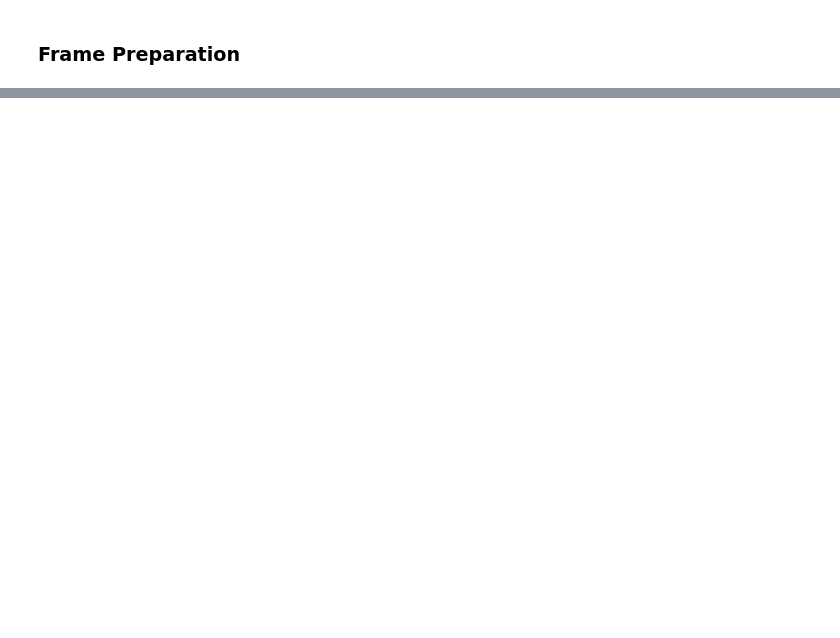
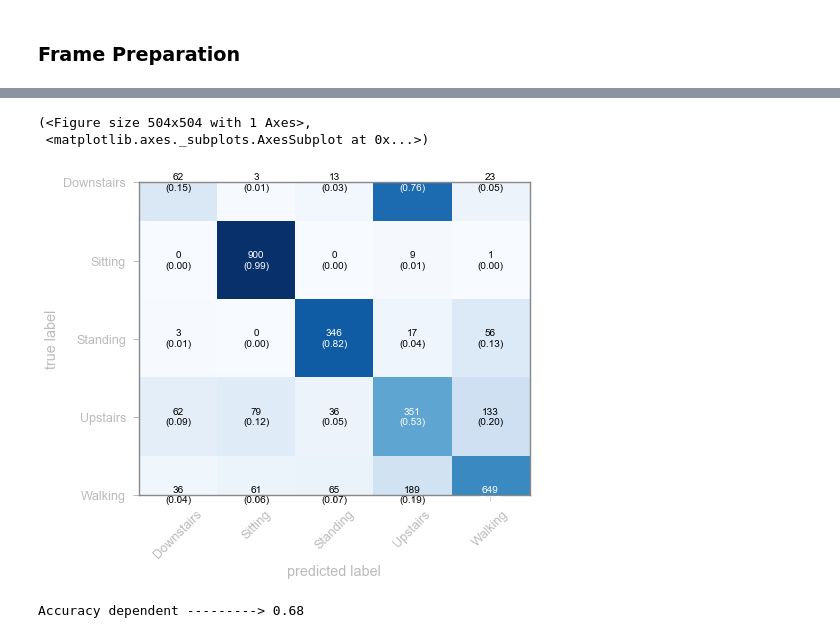
Before and after one commit to yousefkhaled282/Human-Activity-Recognition, a Jupyter notebook: CNN_Model.ipynb, the cells around one changed output, grey strips where cells are left out. Saved outputs shown, nothing was run; the diff lists cells and outputs as text; code cells hidden in the pictures; blank space fills up the shorter version.

```diff
--- a/CNN_Model.ipynb
+++ b/CNN_Model.ipynb
@@ -173,0 +182,18 @@ test loss, test acc: [0.1204179897904396, 1.0]
+# %%
+X = X.reshape(X.shape[0], X.shape[1], 3, 1)
+# %%
+pred = model.predict(X, batch_size = 32)
+pred = np.argmax(pred, axis=1)
+# %%
+mat = confusion_matrix(y, pred)
+plot_confusion_matrix(conf_mat=mat, class_names=label.classes_, show_normed=True, figsize=(7,7))
+# %% [output]
+(<Figure size 504x504 with 1 Axes>,
+ <matplotlib.axes._subplots.AxesSubplot at 0x...>)
+[figure, added]
+# %%
+from sklearn.metrics import  accuracy_score
+
+print('Accuracy dependent --------->',round(accuracy_score(y, pred),2))
+# %% [output]
+Accuracy dependent ---------> 0.68
```
Also changed, not shown: parts of 11 cells of this notebook, 53 other files.
